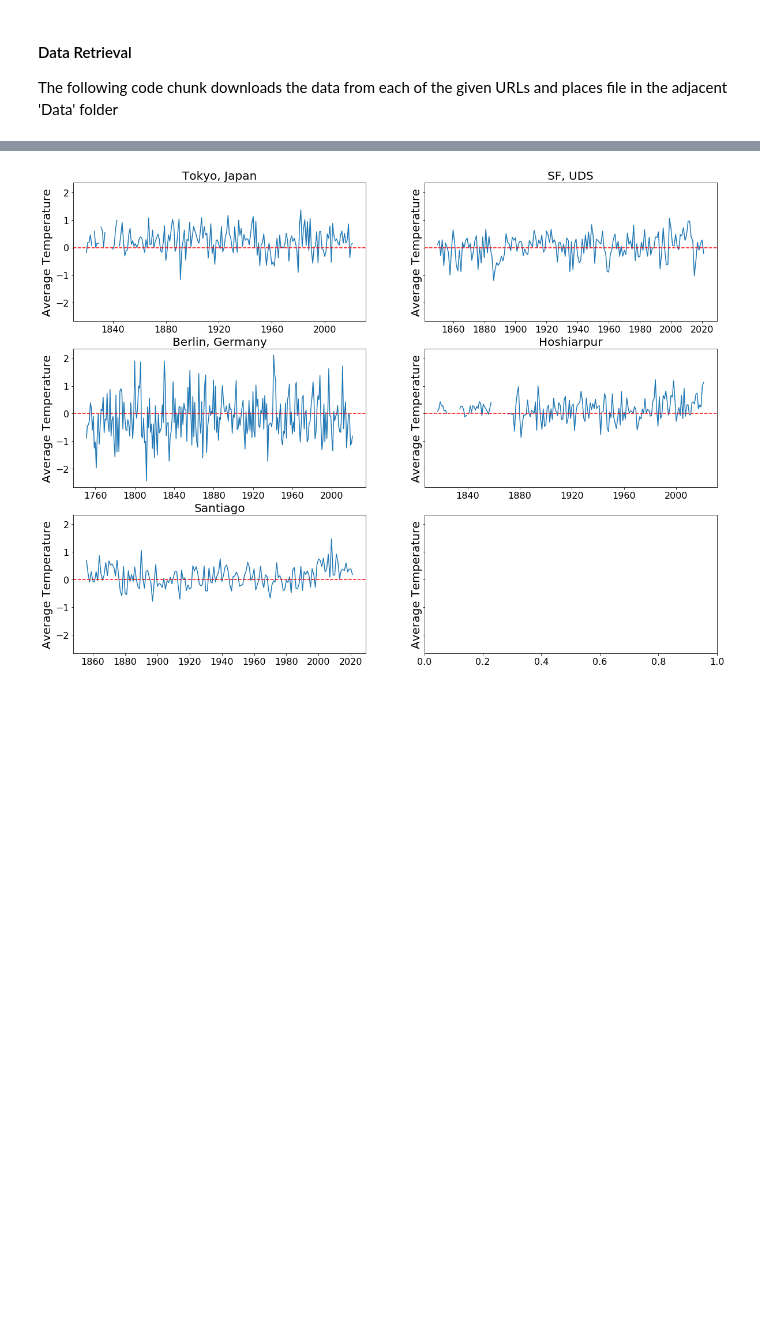
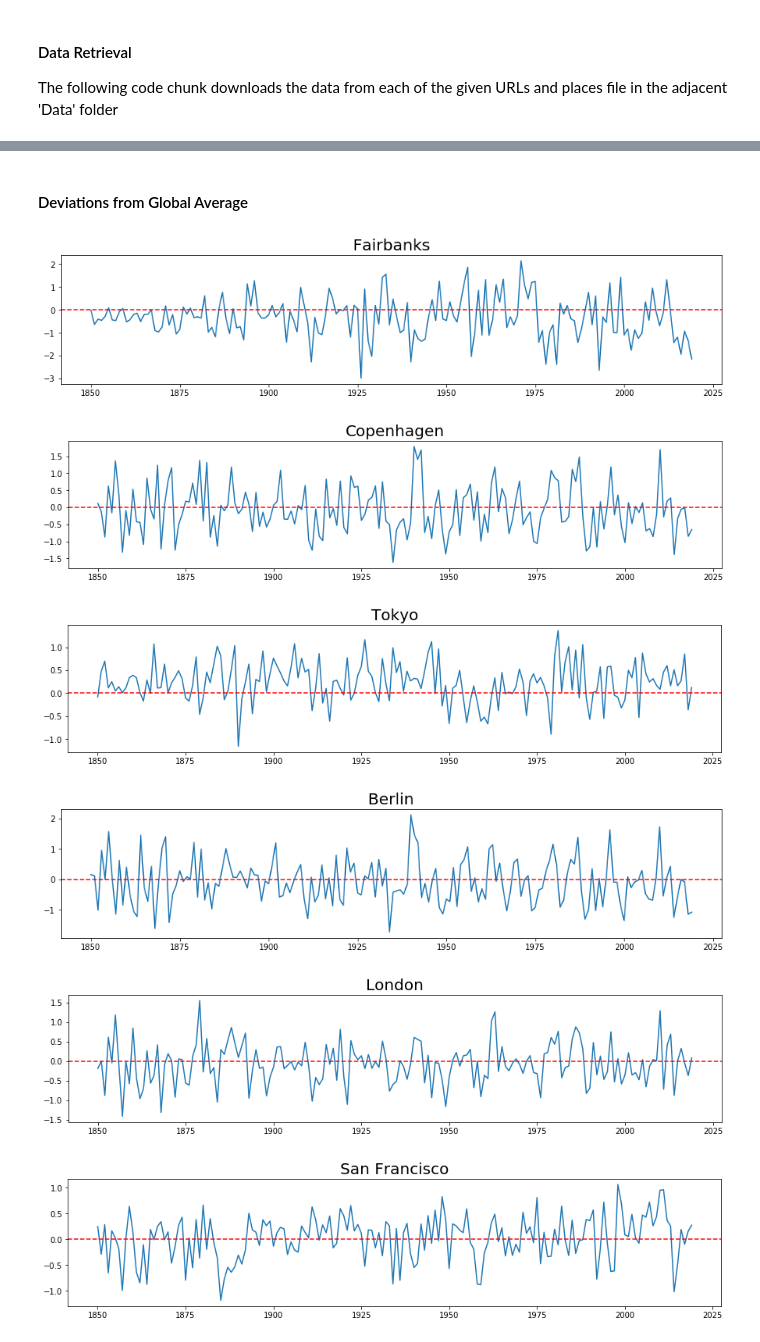
Before and after one commit to MeeraSharma/Climate-Change-EDA, a Jupyter notebook: Climate Change EDA.ipynb, the cells around one changed output, grey strips where cells are left out. Drawn from its saved outputs; the diff is of its cells as text; code cells hidden in the pictures; blank space fills up the shorter version.

```diff
--- a/Climate Change EDA.ipynb
+++ b/Climate Change EDA.ipynb
@@ -327,5 +279,7 @@ create_heatmap(santiago_land_df_yearly, name = "Santiago")
+# %% [markdown]
+#### Deviations from Global Average
 # %%
-def get_regional_deviation(global_df, regional_df):
+def get_regional_deviation(regional_df):
+    global_df = yearly_land_abs['Global']
     regional_df["deviation"] = global_df.Anomaly - regional_df.Anomaly
-    regional_deviation_yearly = pd.DataFrame(regional_df.deviation.resample('Y').mean())
-    return regional_deviation_yearly
+    return regional_df
@@ -338,25 +286,12 @@ santiago_land_deviation = get_regional_deviation(global_land_df_yearly, santiago
-# %%
-fig, axs = plt.subplots(3,2, figsize=(20, 15), sharey=True)
-axs[0,0].plot(tokyo_land_deviation.deviation)
-axs[0,0].set_title('Tokyo, Japan', fontsize = 20)
-axs[0,0].axhline(0, color = 'red', ls='--')
-axs[0,1].plot(SF_land_deviation.deviation)
-axs[0,1].set_title('SF, UDS', fontsize = 20)
-axs[0,1].axhline(0, color = 'red', ls='--')
-axs[1,0].plot(berlin_land_deviation.deviation)
-axs[1,0].set_title('Berlin, Germany', fontsize = 20)
-axs[1,0].axhline(0, color = 'red', ls='--')
-axs[1,1].plot(hoshiarpur_land_deviation.deviation)
-axs[1,1].set_title('Hoshiarpur', fontsize = 20)
-axs[1,1].axhline(0, color = 'red', ls='--')
-axs[2,0].plot(santiago_land_deviation.deviation)
-axs[2,0].set_title('Santiago', fontsize = 20)
-axs[2,0].axhline(0, color = 'red', ls='--')
-
-for ax in axs.flat:
-    ax.set(ylabel='Average Temperature')
-    ax.yaxis.get_label().set_fontsize(20)
-    ax.tick_params(axis='y', labelsize=16)
-    ax.tick_params(axis='x', labelsize=16)
-# %% [output]
-[figure, removed]
+# %%
+regional_deviation = {k:get_regional_deviation(v) for k,v in yearly_land_abs.items()}
+del regional_deviation['Global']
+# %%
+lineplots = {k:create_lineplot(v,k, 'deviation') for k,v in regional_deviation.items()}
+# %% [output]
+[figure, added]
+[figure, added]
+[figure, added]
+[figure, added]
+[figure, added]
+[figure, added]
```
Also changed, not shown: parts of 34 cells of this notebook.
